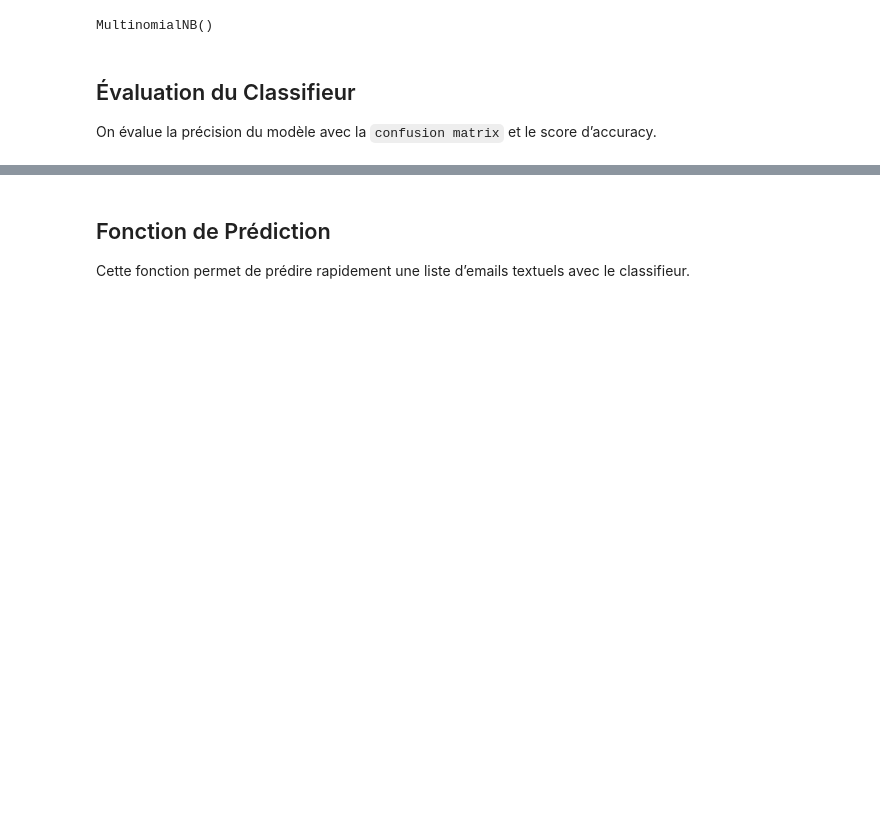
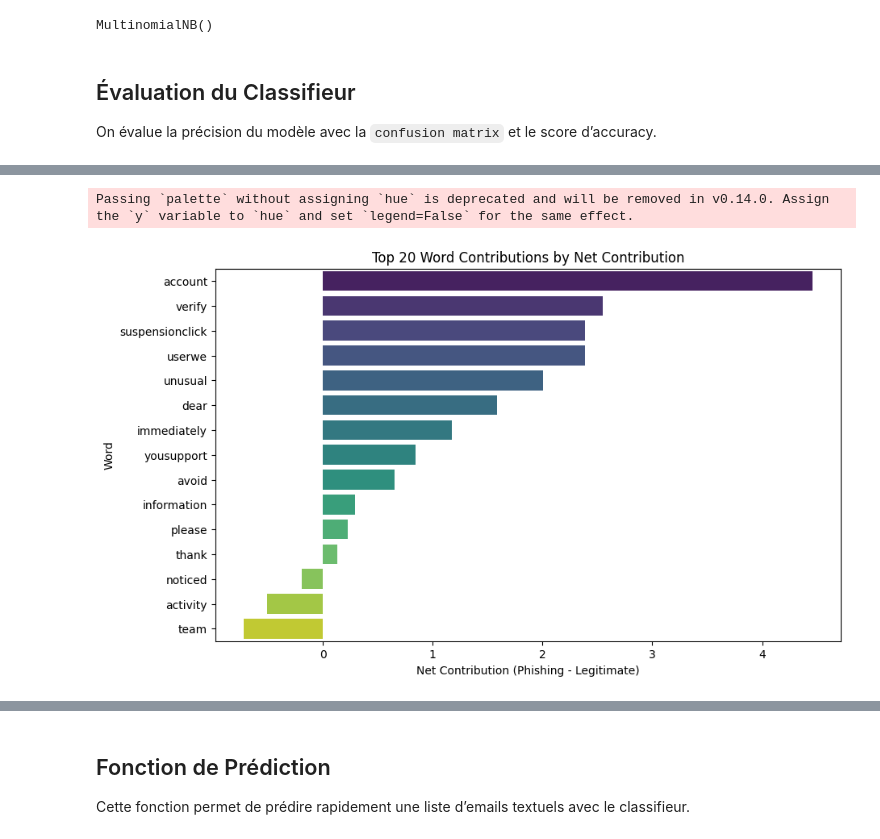
Before and after one commit to avnerelbaz3500/Statapp-Phishing, a Jupyter notebook: main.ipynb, the cells around one changed output, grey strips where cells are left out. Drawn from its saved outputs; the diff is of its cells as text; code cells hidden in the pictures; blank space fills up the shorter version.

```diff
--- a/main.ipynb
+++ b/main.ipynb
@@ -525,0 +613,80 @@ accuracy_score(y_test,y_pred)
+# %%
+def word_contribution_analysis(email_text, vectorizer, model):
+    """
+    Analyze the contribution of each word in an email to the Naive Bayes classifier's prediction.
+
+    Parameters:
+    - email_text: str, the email text to analyze.
+    - vectorizer: CountVectorizer, the vectorizer used to transform the data.
+    - model: MultinomialNB, the trained Naive Bayes model.
+
+    Returns:
+    - contributions: DataFrame, showing each word and its contribution to the prediction.
+    """
+    # Preprocess the email text
+    processed_text = preprocessing(email_text)
+
+    # Transform the email text into a vector
+    email_vector = vectorizer.transform([processed_text])
+
+    # Get the feature names
+    feature_names = vectorizer.get_feature_names_out()
+
+    # Get the log probabilities for each class
+    log_probs = model.feature_log_prob_
+
+    # Extract the non-zero indices and their corresponding values
+    non_zero_indices = email_vector.nonzero()[1]
+    non_zero_values = email_vector.data
+
+    # Calculate contributions for each word
+    contributions = []
+    for idx, count in zip(non_zero_indices, non_zero_values):
+        word = feature_names[idx]
+        contribution_legit = log_probs[0, idx] * count
+        contribution_phish = log_probs[1, idx] * count
+        contributions.append({
+            "Word": word,
+            "Count": count,
+            "Contribution to Legitimate": contribution_legit,
+            "Contribution to Phishing": contribution_phish
+        })
+
+    # Create a DataFrame for the contributions
+    contributions_df = pd.DataFrame(contributions)
+    contributions_df["Net Contribution"] = contributions_df["Contribution to Phishing"] - contributions_df["Contribution to Legitimate"]
+    contributions_df.sort_values(by="Net Contribution", ascending=False, inplace=True)
+
+    return contributions_df
+
+# Test the function on an example email
+example_email = """
+Dear User,
+
+We noticed unusual activity in your account. Please verify your account information immediately to avoid suspension.
+
+Click here to verify: http://fake-link.com
+
+Thank you,
+Support Team
+"""
+
+contributions_df = word_contribution_analysis(example_email, vect, nb)
+# Sort contributions by "Net Contribution" in descending order
+sorted_contributions = contributions_df.sort_values(by="Net Contribution", ascending=False)
+
+# Plot the top 20 words with the highest contributions
+plt.figure(figsize=(10, 6))
+sns.barplot(
+    data=sorted_contributions.head(20),
+    x="Net Contribution",
+    y="Word",
+    palette="viridis"
+)
+plt.title("Top 20 Word Contributions by Net Contribution")
+plt.xlabel("Net Contribution (Phishing - Legitimate)")
+plt.ylabel("Word")
+plt.show()
+# %% [output]
+Passing `palette` without assigning `hue` is deprecated and will be removed in v0.14.0. Assign the `y` variable to `hue` and set `legend=False` for the same effect.
+[figure, added]
```
Also changed, not shown: parts of 23 cells of this notebook, 3 other files.
